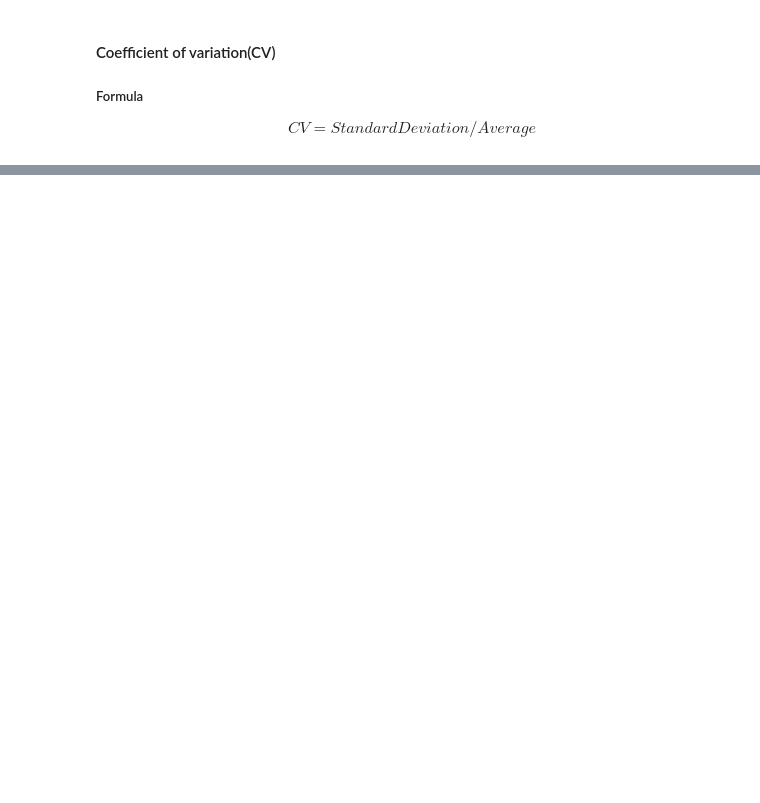
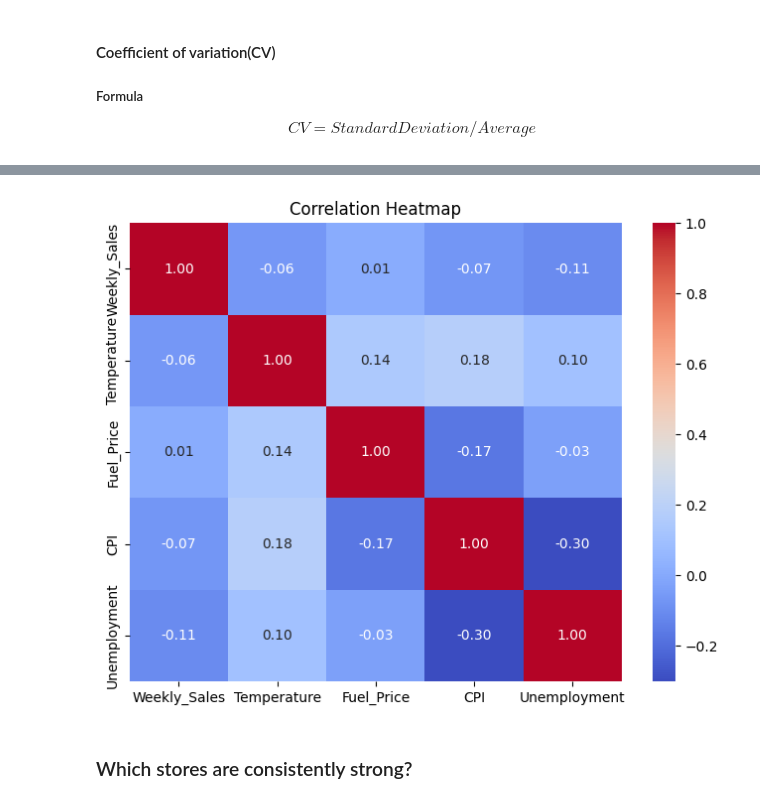
Before and after one commit to rangadaschakravarthy/Walmart-Sales-Analysis, a Jupyter notebook: notebooks/02_eda.ipynb, the cells around one changed output, grey strips where cells are left out. Saved outputs shown, nothing was run; the diff lists cells and outputs as text; code cells hidden in the pictures; blank space fills up the shorter version.

```diff
--- a/notebooks/02_eda.ipynb
+++ b/notebooks/02_eda.ipynb
@@ -1013,0 +1167,12 @@ volatile_stores
+# %%
+# Calculate correlations
+correlation = df[
+    [
+        "Weekly_Sales",
+        "Temperature",
+        "Fuel_Price",
+        "CPI",
+        "Unemployment"
+    ]
+].corr()
+correlation
@@ -1013,0 +1242,17 @@ volatile_stores
+# %%
+import seaborn as sns
+import matplotlib.pyplot as plt
+plt.figure(figsize=(8, 6))
+sns.heatmap(
+    correlation,
+    annot=True,
+    cmap="coolwarm",
+    fmt=".2f"
+)
+plt.title("Correlation Heatmap")
+plt.savefig("../images/eda/correlation_heatmap.png")
+plt.show()
+# %% [output]
+[figure, added]
+# %% [markdown]
+### Which stores are consistently strong?
```
Also changed, not shown: parts of 34 cells of this notebook, 3 other files.
